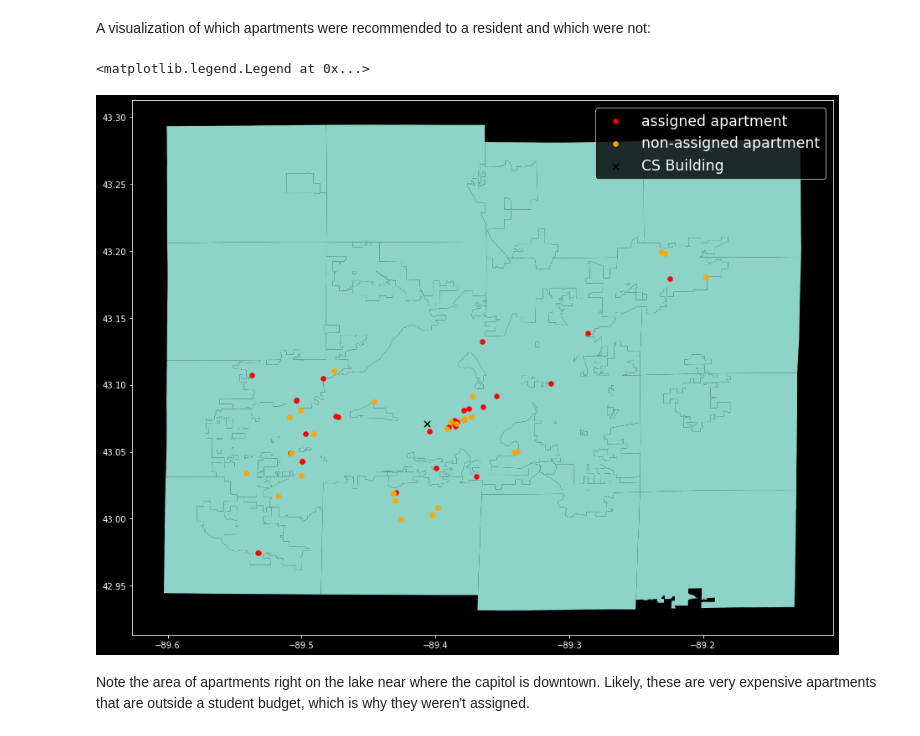
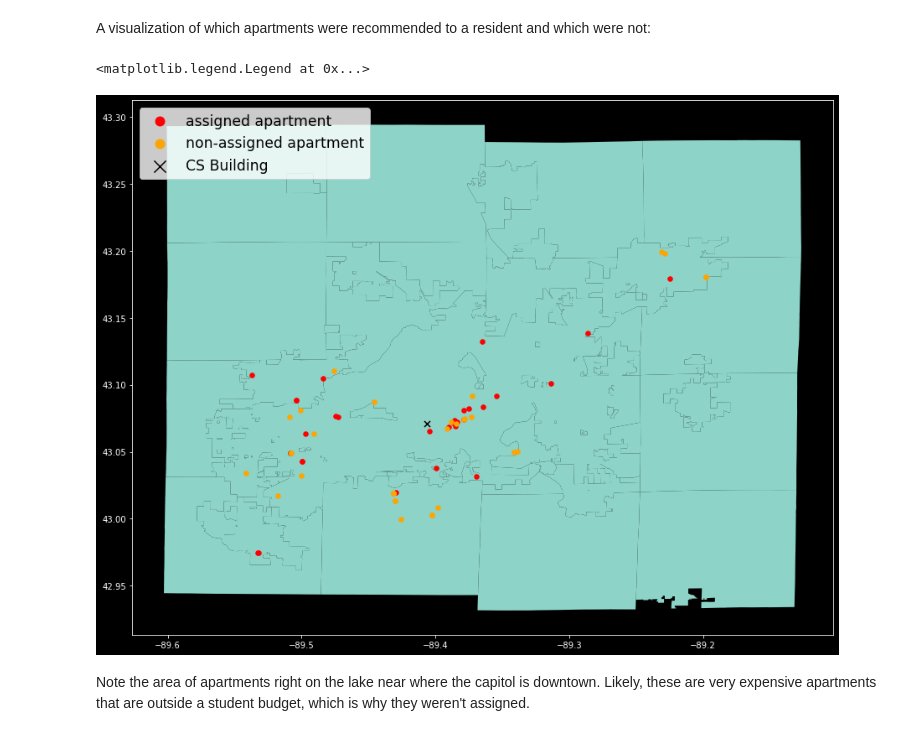
Before and after one commit to soCromp/apartment-optimization, a Jupyter notebook: apartments_1pm.ipynb, the cells around one changed output. Cells and saved outputs as stored; diff of their text form; code cells hidden in the pictures.

```diff
--- a/apartments_1pm.ipynb
+++ b/apartments_1pm.ipynb
@@ -528,13 +528,13 @@ A visualization of which apartments were recommended to a resident and which wer
 # %%
 fig, ax = plt.subplots(figsize=(15,15))
 map[(maplat < 43.25) & (maplat >42.95) & (maplon > -89.6) & (maplon < -89.1)].plot(ax=ax)
 assigned.plot(ax=ax, markersize=30, color='red', label='assigned apartment')
 notassigned.plot(ax=ax, markersize=30, color='orange', label='non-assigned apartment')
 cs.plot(ax=ax, markersize=50, color='black', marker='x', label='CS Building')
-plt.legend(fontsize='xx-large')
+plt.legend(fontsize='xx-large', loc='upper left', facecolor='white', labelcolor='black', markerscale=2)
 # %% [output]
 <matplotlib.legend.Legend at 0x...>
-[figure, old version]
+[figure, new version]
 # %% [markdown]
 Note the area of apartments right on the lake near where the capitol is downtown. Likely, these are very expensive apartments that are outside a student budget, which is why they weren't assigned.
 # %%
```
Also changed, not shown: parts of 4 cells of this notebook.
